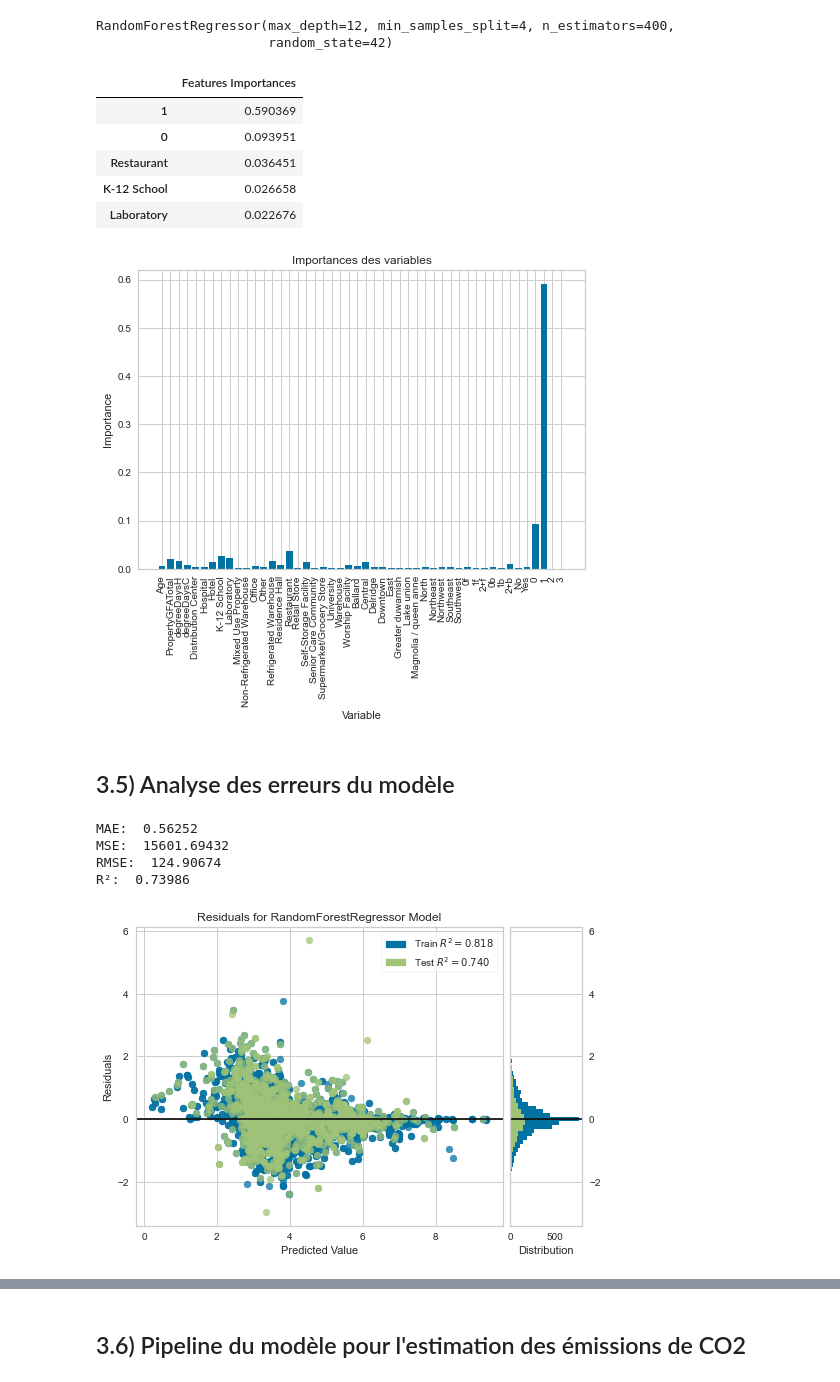
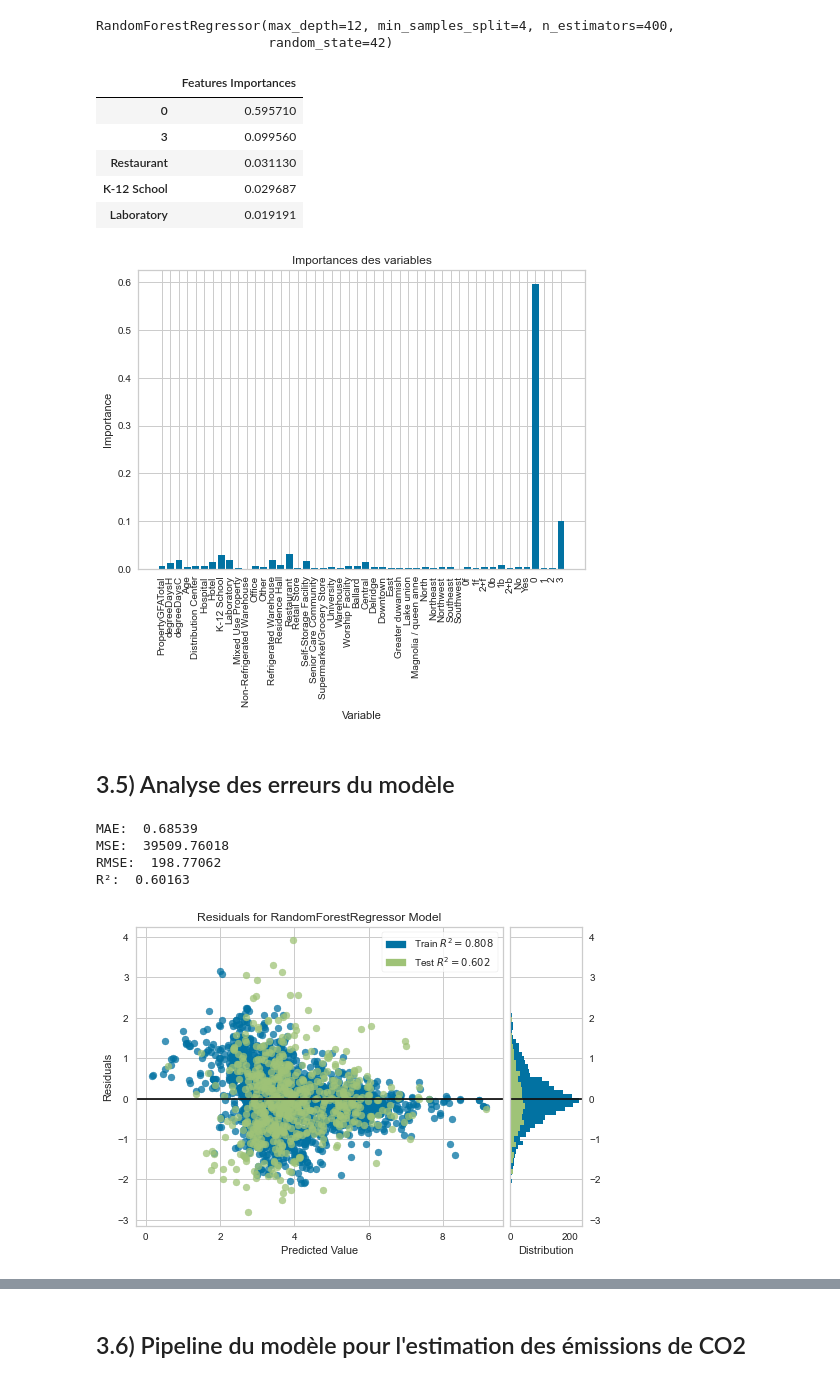
Before and after one commit to Sylvariane/Anticipez_les_besoins_en_electricite, a Jupyter notebook: Pélec_02_code.ipynb, the cells around one changed output, grey strips where cells are left out. Saved outputs shown, nothing was run; the diff lists cells and outputs as text; code cells hidden in the pictures.

```diff
--- a/Pélec_02_code.ipynb
+++ b/Pélec_02_code.ipynb
@@ -78,8 +78,8 @@ train_set, test_set = train_test_split(data, test_size=0.2, random_state=42, str
 
 y_train = train_set["SiteEnergyUse(kBtu)"].values
 y_test = test_set["SiteEnergyUse(kBtu)"].values
-X_train = train_set.drop(["SiteEnergyUse(kBtu)", "TotalGHGEmissions", "ENERGYSTARScore", "YearBuilt"], axis=1)
-X_test = test_set.drop(["SiteEnergyUse(kBtu)", "TotalGHGEmissions", "ENERGYSTARScore", "YearBuilt"], axis=1)
+X_train = train_set.drop(["SiteEnergyUse(kBtu)", "TotalGHGEmissions", "ENERGYSTARScore", "Bins_Age", "YearBuilt"], axis=1)
+X_test = test_set.drop(["SiteEnergyUse(kBtu)", "TotalGHGEmissions", "ENERGYSTARScore", "Bins_Age", "YearBuilt"], axis=1)
 
 y_train = y_train.reshape(-1, 1)
 y_test = y_test.reshape(-1, 1)
@@ -96,7 +96,7 @@ y_test = np.log(y_test)
 # Séparation des variables catégorielles et numériques
 
 cat_var = ["PrimaryPropertyType", "Neighborhood", "NbofFloors", "NbofBuildings", "HasParking", "Clusters"]
-num_var = ["Age", "PropertyGFATotal", "degreeDaysH", "degreeDaysC"]
+num_var = ["PropertyGFATotal", "degreeDaysH", "degreeDaysC", "Age"]
 # %%
 # Création d'un pipeline de transformation
 
@@ -327,8 +327,8 @@ train_set, test_set = train_test_split(data, test_size=0.2, random_state=42, str
 
 y_train = train_set["TotalGHGEmissions"].values
 y_test = test_set["TotalGHGEmissions"].values
-X_train = train_set.drop(["SiteEnergyUse(kBtu)", "TotalGHGEmissions", "ENERGYSTARScore", "YearBuilt"], axis=1)
-X_test = test_set.drop(["SiteEnergyUse(kBtu)", "TotalGHGEmissions", "ENERGYSTARScore", "YearBuilt"], axis=1)
+X_train = train_set.drop(["SiteEnergyUse(kBtu)", "TotalGHGEmissions", "ENERGYSTARScore", "YearBuilt", "Bins_Age"], axis=1)
+X_test = test_set.drop(["SiteEnergyUse(kBtu)", "TotalGHGEmissions", "ENERGYSTARScore", "YearBuilt", "Bins_Age"], axis=1)
 
 y_train = y_train.reshape(-1, 1)
 y_test = y_test.reshape(-1, 1)
@@ -446,11 +446,11 @@ df_feature_imp = df_feature_imp.sort_values("Features Importances", ascending=Fa
 df_feature_imp.head()
 # %% [output]
 |  | Features Importances |
-| 1 | 0.590369 |
-| 0 | 0.093951 |
-| Restaurant | 0.036451 |
-| K-12 School | 0.026658 |
-| Laboratory | 0.022676 |
+| 0 | 0.595710 |
+| 3 | 0.099560 |
+| Restaurant | 0.031130 |
+| K-12 School | 0.029687 |
+| Laboratory | 0.019191 |
 # %%
 # list of x locations for plotting
 x_values = list(range(len(feature_importance)))# Make a bar chart
@@ -460,7 +460,7 @@ plt.ylabel('Importance');
 plt.xlabel('Variable');
 plt.title('Importances des variables');
 # %% [output]
-[figure, old version]
+[figure, new version]
 # %% [markdown]
 ## 3.5) Analyse des erreurs du modèle <a class="anchor" id="section_3_5"></a>
 # %%
@@ -470,17 +470,17 @@ final_predictions_co2 = final_model_co2.predict(X_test)
 # %%
 regression_metrics(y_test, final_predictions_co2)
 # %% [output]
-MAE:  0.56252
-MSE:  15601.69432
-RMSE:  124.90674
-R²:  0.73986
+MAE:  0.68539
+MSE:  39509.76018
+RMSE:  198.77062
+R²:  0.60163
 # %%
 visualizer = ResidualsPlot(final_model_co2)
-visualizer.fit(X_train, y_train.reshape(5128,))
-visualizer.score(X_test, y_test.reshape(1283,))
+visualizer.fit(X_train, y_train.reshape(2596,))
+visualizer.score(X_test, y_test.reshape(649,))
 visualizer.show();
 # %% [output]
-[figure, old version]
+[figure, new version]
 # %%
 visualizer = prediction_error(final_model_co2, X_train, y_train, X_test, y_test);
 # %% [output]
```
Also changed, not shown: parts of 11 cells of this notebook, 1 other file.
